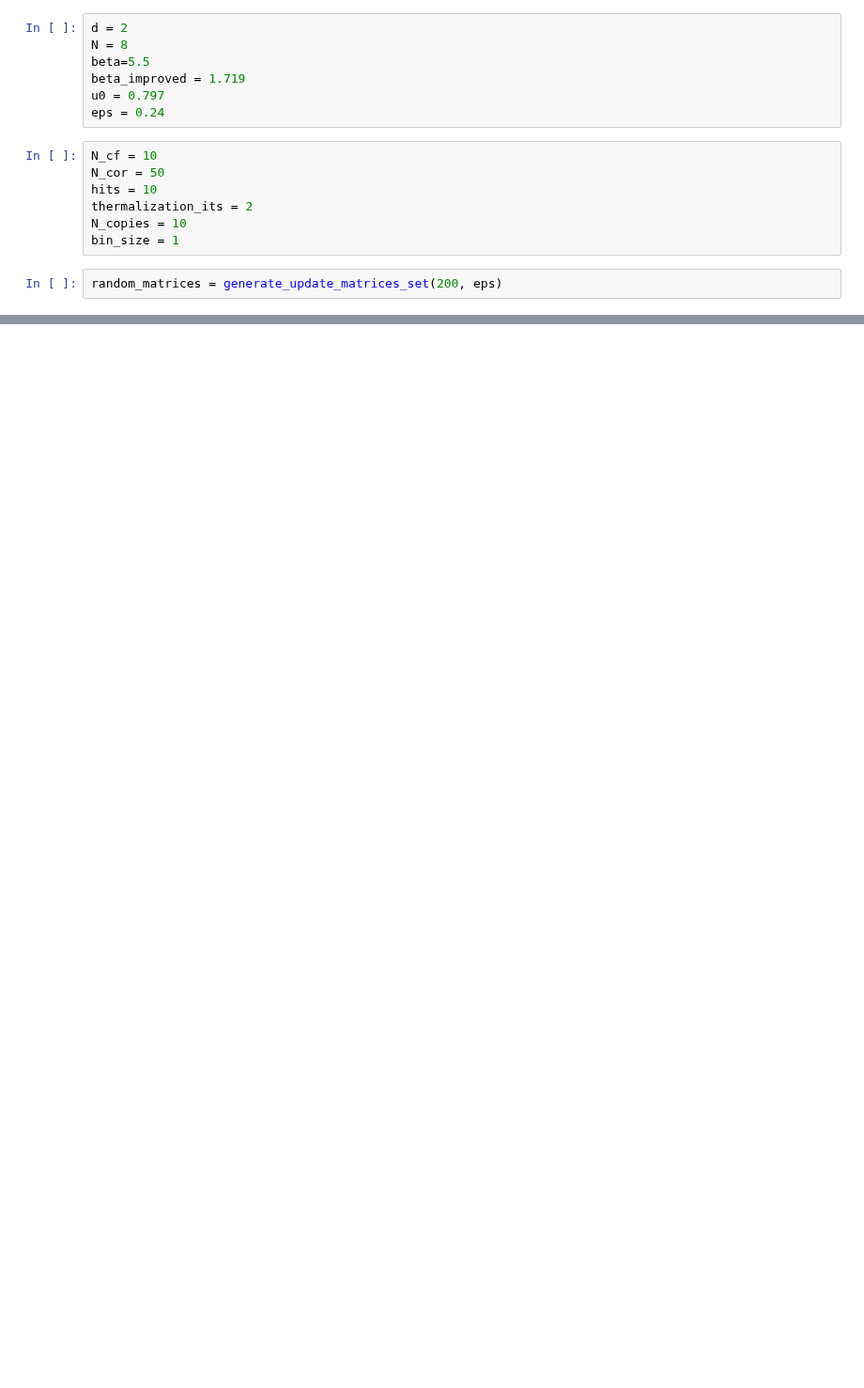
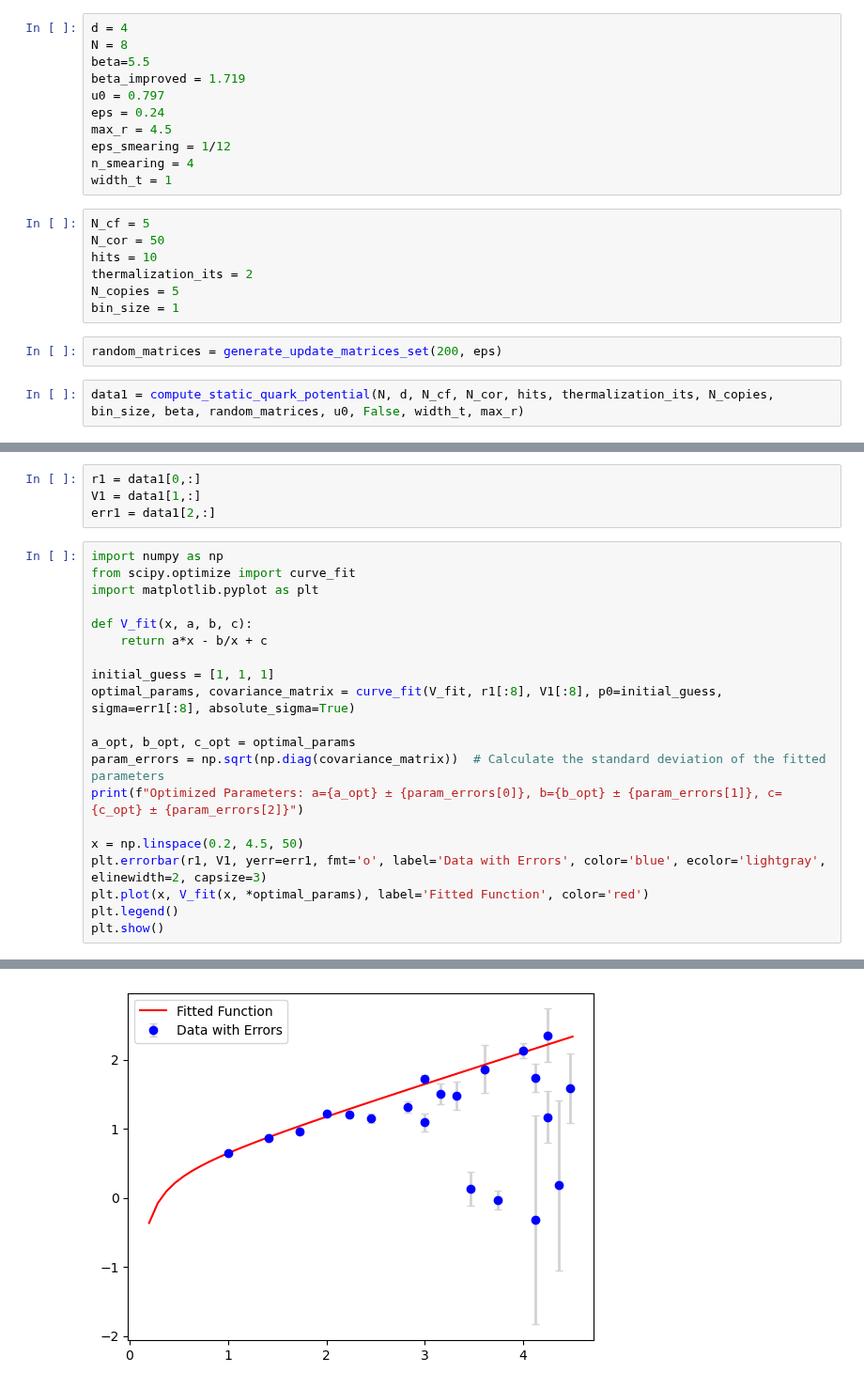
Before and after one commit to lusvelt/path-integral-monte-carlo, a Jupyter notebook: src/static-quark-potential.ipynb, the cells around one changed output, grey strips where cells are left out. Shown at 94% size. Saved outputs shown, nothing was run; the diff lists cells and outputs as text; blank space fills up the shorter version.

Commit message:
implement calculation of static quark potential

```diff
--- a/src/static-quark-potential.ipynb
+++ b/src/static-quark-potential.ipynb
@@ -2,18 +2,24 @@
 import numpy as np
 from lqfn.gauge_qft.lattice_qcd import *
 # %%
-d = 2
+d = 4
 N = 8
 beta=5.5
 beta_improved = 1.719
 u0 = 0.797
 eps = 0.24
+max_r = 4.5
+eps_smearing = 1/12
+n_smearing = 4
+width_t = 1
 # %%
-N_cf = 10
+N_cf = 5
 N_cor = 50
 hits = 10
 thermalization_its = 2
-N_copies = 10
+N_copies = 5
 bin_size = 1
 # %%
 random_matrices = generate_update_matrices_set(200, eps)
+# %%
+data1 = compute_static_quark_potential(N, d, N_cf, N_cor, hits, thermalization_its, N_copies, bin_size, beta, random_matrices, u0, False, width_t, max_r)
@@ -73,0 +124,25 @@ result = compute_path_integral_average(links, x=np.array([0,0,0,0], dtype=np.int
+# %%
+r1 = data1[0,:]
+V1 = data1[1,:]
+err1 = data1[2,:]
+# %%
+import numpy as np
+from scipy.optimize import curve_fit
+import matplotlib.pyplot as plt
+
+def V_fit(x, a, b, c):
+    return a*x - b/x + c
+
+initial_guess = [1, 1, 1]
+optimal_params, covariance_matrix = curve_fit(V_fit, r1[:8], V1[:8], p0=initial_guess, sigma=err1[:8], absolute_sigma=True)
+
+a_opt, b_opt, c_opt = optimal_params
+param_errors = np.sqrt(np.diag(covariance_matrix))  # Calculate the standard deviation of the fitted parameters
+print(f"Optimized Parameters: a={a_opt} ± {param_errors[0]}, b={b_opt} ± {param_errors[1]}, c={c_opt} ± {param_errors[2]}")
+
+x = np.linspace(0.2, 4.5, 50)
+plt.errorbar(r1, V1, yerr=err1, fmt='o', label='Data with Errors', color='blue', ecolor='lightgray', elinewidth=2, capsize=3)
+plt.plot(x, V_fit(x, *optimal_params), label='Fitted Function', color='red')
+plt.legend()
+plt.show()
+# %% [output]
@@ -73,0 +150 @@ result = compute_path_integral_average(links, x=np.array([0,0,0,0], dtype=np.int
+[figure, added]
```
Also changed, not shown: parts of 16 cells of this notebook, 6 other files.
